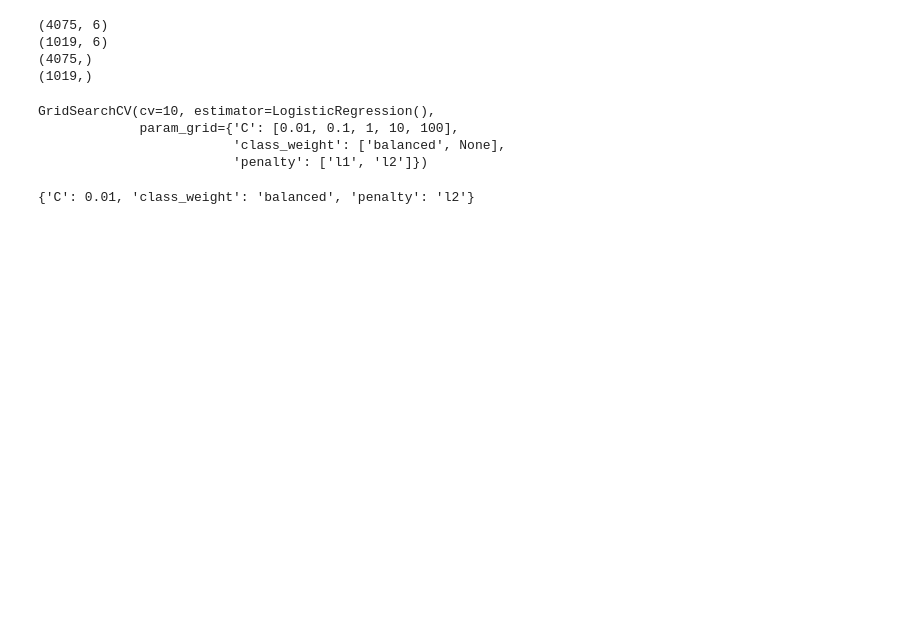
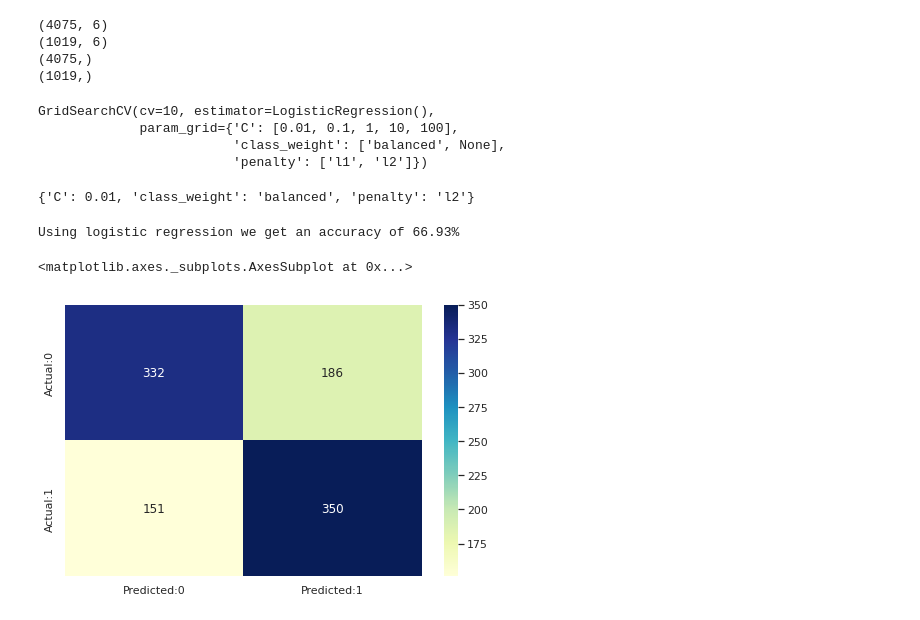
Before and after one commit to prav87654/Classification-Cardiovascular-risk-prediction, a Jupyter notebook: Classification_model_Praveen_S.ipynb, the cells around one changed output. Drawn from its saved outputs; the diff is of its cells as text; code cells hidden in the pictures; blank space fills up the shorter version.

```diff
--- a/Classification_model_Praveen_S.ipynb
+++ b/Classification_model_Praveen_S.ipynb
@@ -452,3 +452,6 @@ GridSearchCV(cv=10, estimator=LogisticRegression(),
 logistic_clf.best_params_
 # %% [output]
 {'C': 0.01, 'class_weight': 'balanced', 'penalty': 'l2'}
+# %%
+#make predictions
+logistic_predict = logistic_clf.predict(x_test)
@@ -454,0 +465,13 @@ logistic_clf.best_params_
+# %%
+log_accuracy = accuracy_score(y_test,logistic_predict)
+print(f"Using logistic regression we get an accuracy of {round(log_accuracy*100,2)}%")
+# %% [output]
+Using logistic regression we get an accuracy of 66.93%
+# %%
+cm=confusion_matrix(y_test,logistic_predict)
+conf_matrix=pd.DataFrame(data=cm,columns=['Predicted:0','Predicted:1'],index=['Actual:0','Actual:1'])
+plt.figure(figsize = (8,5))
+sns.heatmap(conf_matrix, annot=True,fmt='d',cmap="YlGnBu")
+# %% [output]
+<matplotlib.axes._subplots.AxesSubplot at 0x...>
+[figure, added]
```
Also changed, not shown: parts of 15 cells of this notebook.
